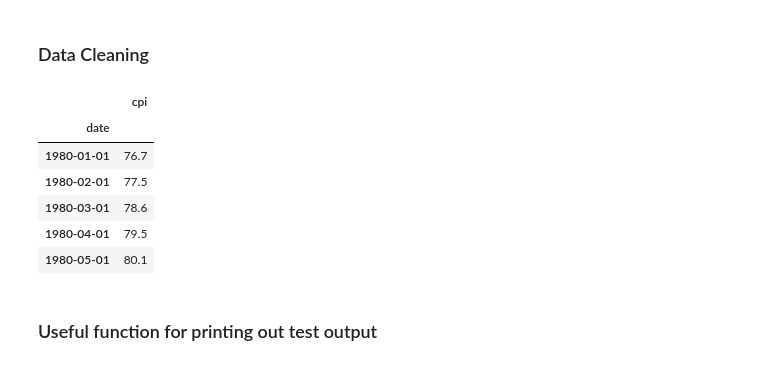
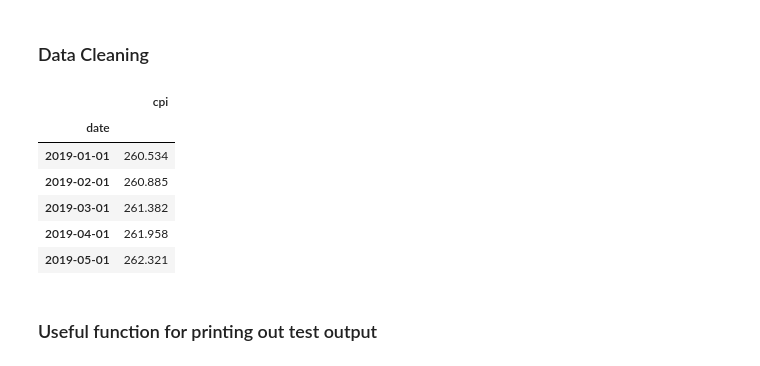
Before and after one commit to edmund844328/STAT4601_TimeSeriesForecasting, a Jupyter notebook: timeSeriesModelPy.ipynb, the cells around one changed output. Saved outputs shown, nothing was run; the diff lists cells and outputs as text; code cells hidden in the pictures.

```diff
--- a/timeSeriesModelPy.ipynb
+++ b/timeSeriesModelPy.ipynb
@@ -47,28 +51,32 @@ df.head()
 ### Data Cleaning
 # %%
 #Data cleaning
+df_clean = df.loc[:,['DATE','CPILFESL']]
 df_clean = df.loc[:,['DATE','CPILFESL']]
 df_clean.rename(columns={'DATE':'date','CPILFESL':'cpi'},inplace=True)
 df_clean['date'] = pd.to_datetime(df_clean.date)
 df_clean['cpi'] = df_clean['cpi'].astype(float)
 df.dropna(inplace=True)
 #Subseting data, Leave some data for forcecasting
 df_clean.set_index('date',inplace=True)
-start_year, end_year = 1980, 2022
+df_raw = df_clean.copy()
+start_year, end_year = 2000, 2019
 start_date = pd.to_datetime(str(start_year) + '-01-01')
 end_date = pd.to_datetime(str(end_year) +'-05-01')
 df_clean = df_clean[start_date:end_date]
+
+df_com = df_raw[pd.to_datetime('2019-06-01'):pd.to_datetime('2019-11-01')]
 df.dropna(inplace=True)
 df_train = df_clean.copy()
-df_clean.head()
+df_clean.tail()
 # %% [output]
 |  | cpi |
 | date |  |
-| 1980-01-01 | 76.7 |
-| 1980-02-01 | 77.5 |
-| 1980-03-01 | 78.6 |
-| 1980-04-01 | 79.5 |
-| 1980-05-01 | 80.1 |
+| 2019-01-01 | 260.534 |
+| 2019-02-01 | 260.885 |
+| 2019-03-01 | 261.382 |
+| 2019-04-01 | 261.958 |
+| 2019-05-01 | 262.321 |
 # %% [markdown]
 ### Useful function for printing out test output
 # %%
```
Also changed, not shown: parts of 11 cells of this notebook, 5 other files.
